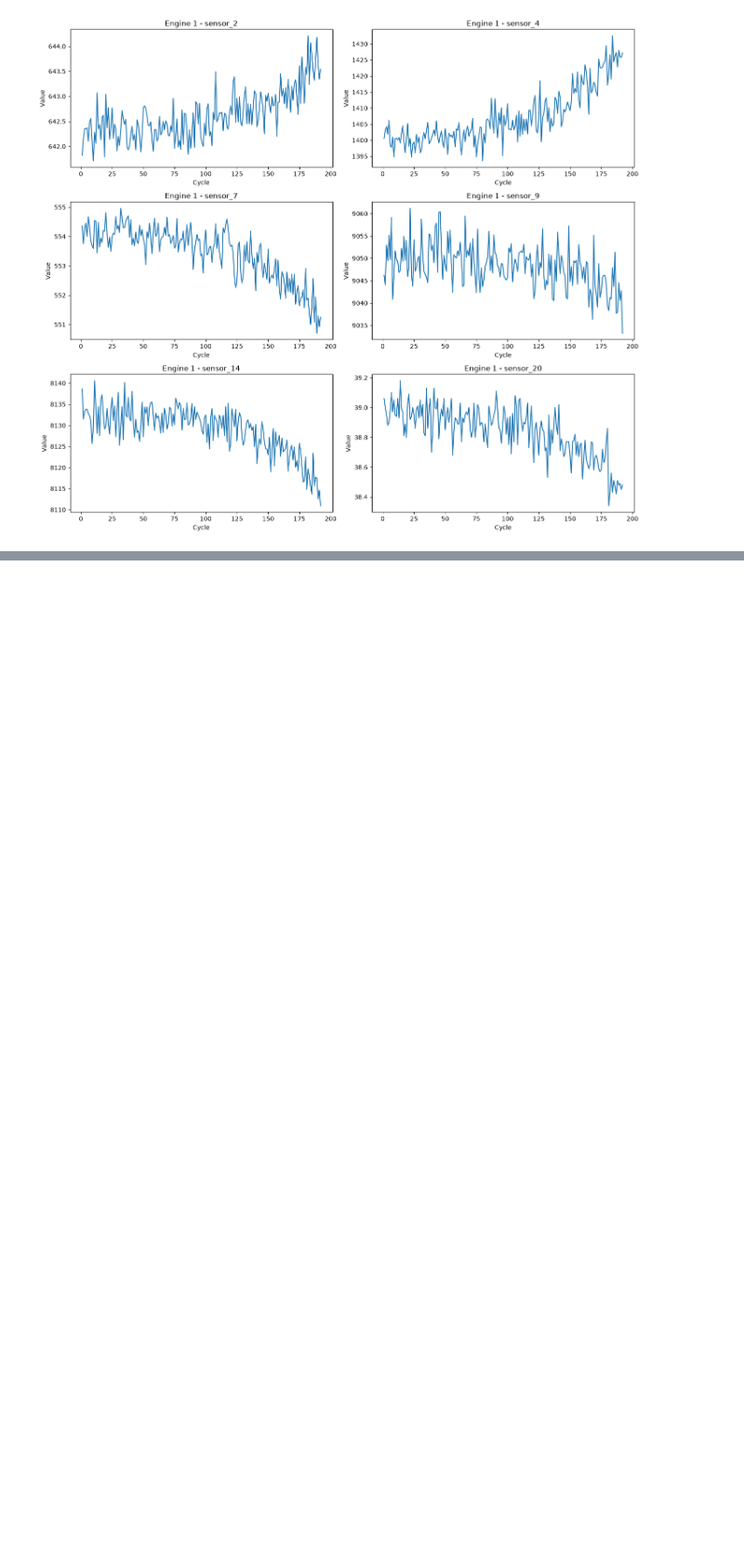
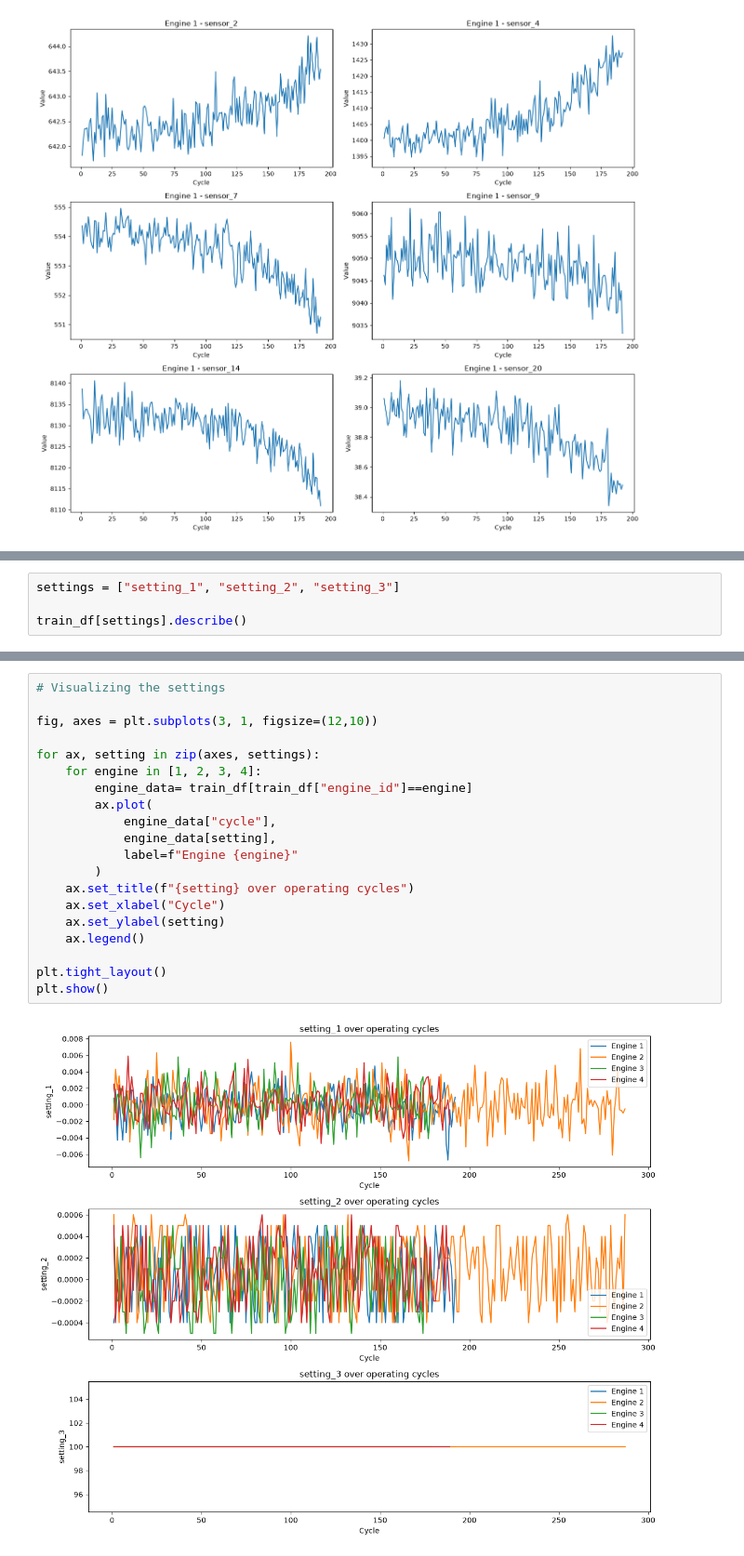
Before and after one commit to Bhav-creator452/predictive-maintenance-analyzer, a Jupyter notebook: notebooks/01_data_understanding.ipynb, the cells around one changed output, grey strips where cells are left out. Shown at 93% size. Drawn from its saved outputs; the diff is of its cells as text; blank space fills up the shorter version.

```diff
--- a/notebooks/01_data_understanding.ipynb
+++ b/notebooks/01_data_understanding.ipynb
@@ -275,0 +278,4 @@ plt.show()
+# %%
+settings = ["setting_1", "setting_2", "setting_3"]
+
+train_df[settings].describe()
@@ -275,0 +300,22 @@ plt.show()
+# %%
+# Visualizing the settings
+
+fig, axes = plt.subplots(3, 1, figsize=(12,10))
+
+for ax, setting in zip(axes, settings):
+    for engine in [1, 2, 3, 4]:
+        engine_data= train_df[train_df["engine_id"]==engine]
+        ax.plot(
+            engine_data["cycle"],
+            engine_data[setting],
+            label=f"Engine {engine}"
+        )
+    ax.set_title(f"{setting} over operating cycles")
+    ax.set_xlabel("Cycle")
+    ax.set_ylabel(setting)
+    ax.legend()
+
+plt.tight_layout()
+plt.show()
+# %% [output]
+[figure, added]
```
Also changed, not shown: parts of 25 cells of this notebook, 1 other file.
